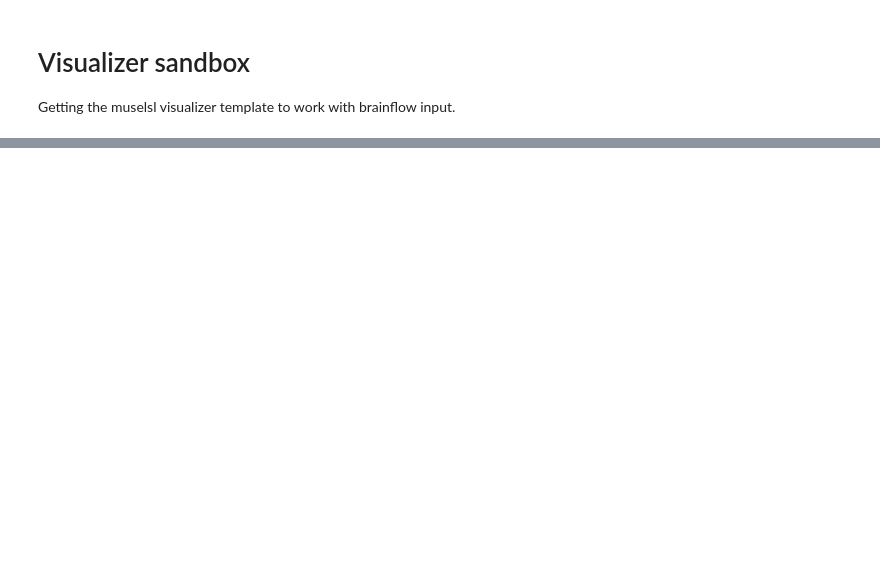
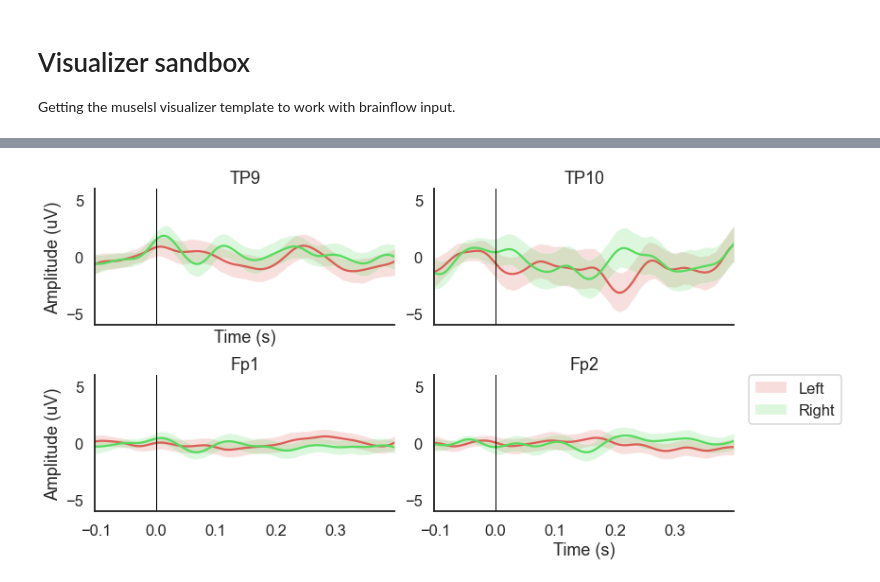
Before and after one commit to tmvchan/intro-eeg-nd, a Jupyter notebook: introeeg_labs/sandbox.ipynb, the cells around one changed output, grey strips where cells are left out. Saved outputs shown, nothing was run; the diff lists cells and outputs as text; code cells hidden in the pictures; blank space fills up the shorter version.

```diff
--- a/introeeg_labs/sandbox.ipynb
+++ b/introeeg_labs/sandbox.ipynb
@@ -49,0 +87,12 @@ Designing a one-pass, zero-phase, non-causal bandpass filter:
+# %%
+eegnb_data_path = os.path.join(os.path.expanduser('~/'),'.eegnb', 'data')
+
+# to load data from a specific subject and session:
+subject = 1
+session = 1
+# make sure that these numbers are correct, or it will run from the last time you used 'subject' and 'session',
+# including from above!
+
+raw = load_data(subject,session,
+                experiment='visual_vep', site='local', device_name='muse2_bfn',
+                data_dir = eegnb_data_path)
@@ -49,0 +110,15 @@ Designing a one-pass, zero-phase, non-causal bandpass filter:
+# %%
+raw.filter(1,15, method='iir')
+# raw.plot_psd(fmin=1, fmax=30); # visualize power spectrum after filtering
+
+# Create an array containing the timestamps and type of each stimulus (i.e. face or house)
+events = find_events(raw)
+event_id = {'Left': 1, 'Right': 2}
+
+# Create an MNE Epochs object representing all the epochs around stimulus presentation
+epochs = Epochs(raw, events=events, event_id=event_id,
+                tmin=-0.1, tmax=0.4, baseline=(-0.1, 0),
+                reject={'eeg': 75e-6}, preload=True,
+                verbose=False, picks=[0,1,2,3])
+print('sample drop %: ', (1 - len(epochs.events)/len(events)) * 100)
+epochs
@@ -49,0 +142,11 @@ Designing a one-pass, zero-phase, non-causal bandpass filter:
+# %%
+conditions = OrderedDict()
+conditions['Left'] = [1]
+conditions['Right'] = [2]
+
+fig, ax = plot_conditions(epochs, conditions=conditions,
+                          ci=97.5, n_boot=1000, title='',
+                          channel_order=[0,1,3,2],
+                          diff_waveform=None)
+# %% [output]
+[figure, added]
```
Also changed, not shown: parts of 10 cells of this notebook, 4 other files.
